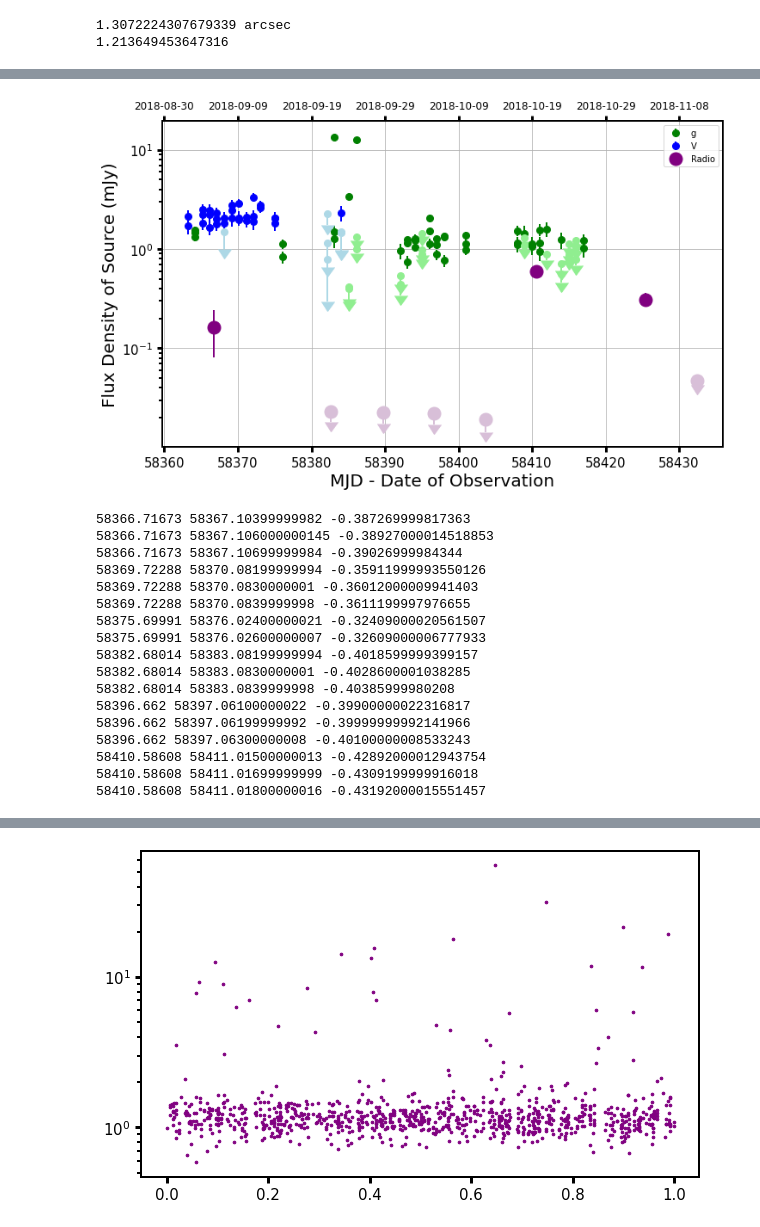
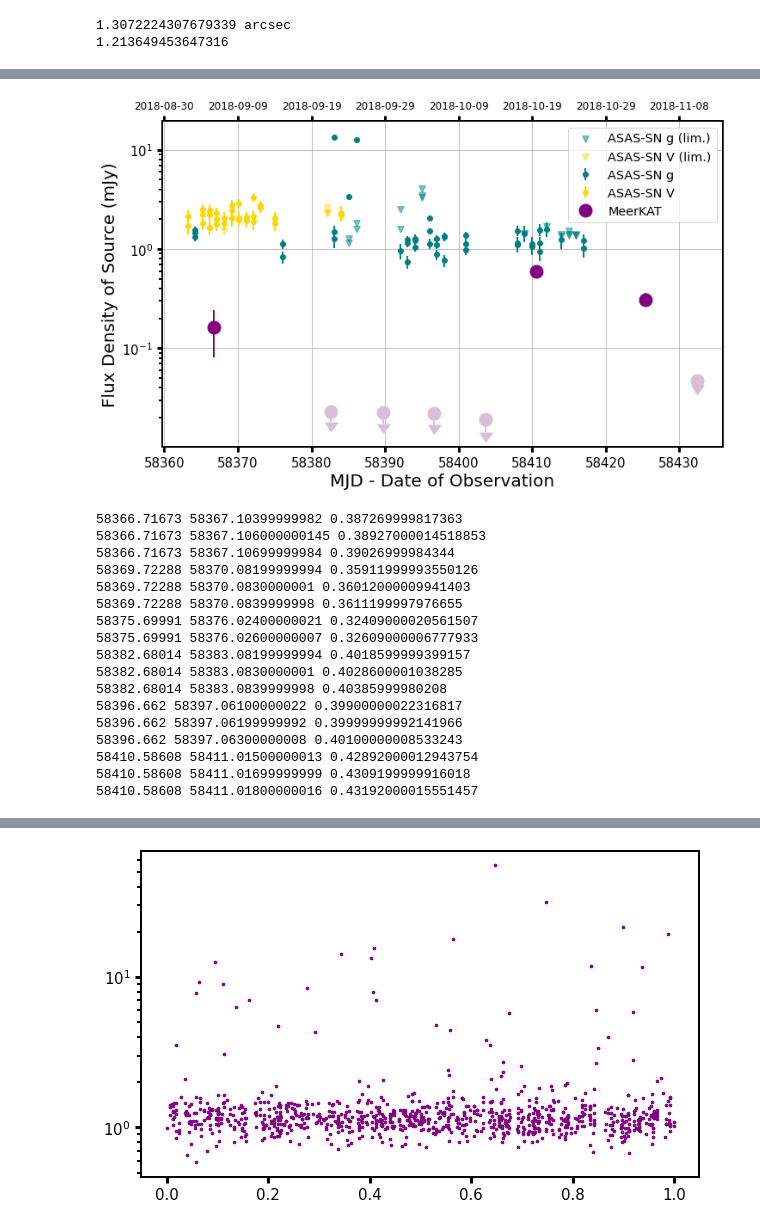
Before and after one commit to AnderssonAstro/MKT-J174641.0-321404-Paper-Figures, a Jupyter notebook: Paper Figures.ipynb, the cells around one changed output, grey strips where cells are left out. Cells and saved outputs as stored; diff of their text form; code cells hidden in the pictures.

```diff
--- a/Paper Figures.ipynb
+++ b/Paper Figures.ipynb
@@ -613,10 +508,15 @@ plt.show()
 # %%
 # ASAS-SN lightcuve and MeerKAT overlaid
 OptLC=pd.read_csv('Data/ASAS-SN lightcurve.csv')
-# do some chopping ,getting rid of limits etc
+# do some chopping ,getting rid of bad data (flagged with 99.99)
 OptLC = OptLC.loc[OptLC['HJD']<2458417.501] # only intersted in simultaneous fluxes here
-OptLC = OptLC.loc[OptLC['mag']<99.9] # when magnitude is 99??
+OptLC = OptLC.loc[OptLC['mag']<99.9] # when magnitude is 99
 OptLC['MJD'] = OptLC['HJD']-2400000.5
+
+#weirdly, when below 5sigma detection limit, the returned light curve reports the magnitude observed as that limit, but
+# in flux it still reports the 'true' sky measurement. So to get the limit in flux units we must manually convert AB mag to flux
+# approx definition of AB magnitudes: m=-2.5log(f_v/3631Jy), so f_v =10^(mag-8.9/-2.5), with 1e3 to get to mJy (not just Jy)
+OptLC['fluxLimit'] = 10**((OptLC['Limit'] -8.9)/-2.5) * 1e3
 
 gLC = OptLC.loc[OptLC['Filter']=='g']
 VLC = OptLC.loc[OptLC['Filter']=='V']
@@ -626,62 +526,71 @@ gNon = gLC.loc[gLC['mag_err'] == 99.99]
 gNon = gNon.loc[gNon['flux(mJy)'] > 0] #unphysical, so remove
 VDet = VLC.loc[VLC['mag_err'] != 99.99]
 VNon = VLC.loc[VLC['mag_err'] == 99.99]
+VNon = VNon.loc[VNon['flux(mJy)'] > 0] #unphysical, so remove
+
+#MKT data:
+LCDet = LCdf.loc[LCdf['det_sigma']>=3.0]
+LCNon = LCdf.loc[LCdf['det_sigma']<3.0]
 
 
 plt.figure(figsize=(10,6))
 ax = plt.gca()
 plt.tight_layout()
 ms=8
+
 plt.errorbar(gDet['MJD'],gDet['flux(mJy)'],yerr=gDet['flux_err'], marker='o', ls='none',
-             c='green', markersize=ms, label='g')
-plt.errorbar(gNon['MJD'],gNon['flux(mJy)'],yerr=0.1,uplims=True, marker='o', ls='none',
-             c='lightgreen', markersize=ms)
+             c='teal', markersize=ms-2, label='ASAS-SN g')
+plt.scatter(gNon['MJD'],gNon['fluxLimit'], marker='v', color='teal',alpha=0.5,
+            s=60,label = 'ASAS-SN g (lim.)')
 
 plt.errorbar(VDet['MJD'],VDet['flux(mJy)'],yerr=VDet['flux_err'], marker='o', ls='none',
-             c='blue', markersize=ms, label='V')
-plt.errorbar(VNon['MJD'],VNon['flux(mJy)'],yerr=0.5,uplims=True, marker='o', ls='none', c='lightblue', markersize=ms)
+             c='gold', markersize=ms-2, label='ASAS-SN V')
+plt.scatter(VNon['MJD'],VNon['fluxLimit'], marker='v', color='gold', alpha=0.5,
+            s=60,label='ASAS-SN V (lim.)', zorder=3)
 
 
-LCDet = LCdf.loc[LCdf['det_sigma']>=3.0]
-LCNon = LCdf.loc[LCdf['det_sigma']<3.0]
+
 plt.errorbar(LCDet['mjd'], LCDet['f_int']*1000, yerr=LCDet['f_int_err']*1000,
-             marker='o', ls='none', color = 'purple', label='Radio')
+             marker='o', ls='none', color = 'purple', label='MeerKAT')
 plt.errorbar(LCNon['mjd'], LCNon['f_int']*1000, yerr=0.005, uplims=True,
              marker='o', ls='none', color = 'thistle')
 
+plt.yscale('log')
+plt.grid(True)
 plt.xlabel('MJD - Date of Observation')
 plt.ylabel('Flux Density of Source (mJy)')
-plt.yscale('log')
-plt.grid(True)
-plt.legend()
+plt.legend(fontsize='x-large')
 dateLabels(ax)
 
 #plt.savefig(savepath +'Rad+OpticalLC.pdf', bbox_inches = 'tight')
 #plt.savefig(savepath +'Rad+OpticalLC.png', bbox_inches = 'tight')
 
 plt.show()
 
+#checking how close in time these are. We can see they are never close enough to claim simultaneity
+# in fact, all CLOSEST optical observations occur ~8hrs later than radio observations.
+# Checking the MKT obs.times we see this is because the radio obs. range from ~11am to 17 in (South African) spring.
 for valR in LCdf['mjd']:
     for valASAS in OptLC['MJD']:
         if abs(valR - valASAS) < 0.5:
-            print(valR, valASAS, valR - valASAS)
+            print(valR, valASAS, valASAS - valR)
 # %% [output]
-[figure, old version]
+[figure, new version]
-58366.71673 58367.10399999982 -0.387269999817363
-58366.71673 58367.106000000145 -0.38927000014518853
-58366.71673 58367.10699999984 -0.39026999984344
-58369.72288 58370.08199999994 -0.35911999993550126
-58369.72288 58370.0830000001 -0.36012000009941403
-58369.72288 58370.0839999998 -0.3611199997976655
-58375.69991 58376.02400000021 -0.32409000020561507
-58375.69991 58376.02600000007 -0.32609000006777933
-58382.68014 58383.08199999994 -0.4018599999399157
-58382.68014 58383.0830000001 -0.4028600001038285
-58382.68014 58383.0839999998 -0.40385999980208
-58396.662 58397.06100000022 -0.39900000022316817
-58396.662 58397.06199999992 -0.39999999992141966
-58396.662 58397.06300000008 -0.40100000008533243
-58410.58608 58411.01500000013 -0.42892000012943754
-58410.58608 58411.01699999999 -0.4309199999916018
-58410.58608 58411.01800000016 -0.43192000015551457
+58366.71673 58367.10399999982 0.387269999817363
+58366.71673 58367.106000000145 0.38927000014518853
+58366.71673 58367.10699999984 0.39026999984344
+58369.72288 58370.08199999994 0.35911999993550126
+58369.72288 58370.0830000001 0.36012000009941403
+58369.72288 58370.0839999998 0.3611199997976655
+58375.69991 58376.02400000021 0.32409000020561507
+58375.69991 58376.02600000007 0.32609000006777933
+58382.68014 58383.08199999994 0.4018599999399157
+58382.68014 58383.0830000001 0.4028600001038285
+58382.68014 58383.0839999998 0.40385999980208
+58396.662 58397.06100000022 0.39900000022316817
+58396.662 58397.06199999992 0.39999999992141966
+58396.662 58397.06300000008 0.40100000008533243
+58410.58608 58411.01500000013 0.42892000012943754
+58410.58608 58411.01699999999 0.4309199999916018
+58410.58608 58411.01800000016 0.43192000015551457
 # %%
```
Also changed, not shown: parts of 8 cells of this notebook, 11 other files.
